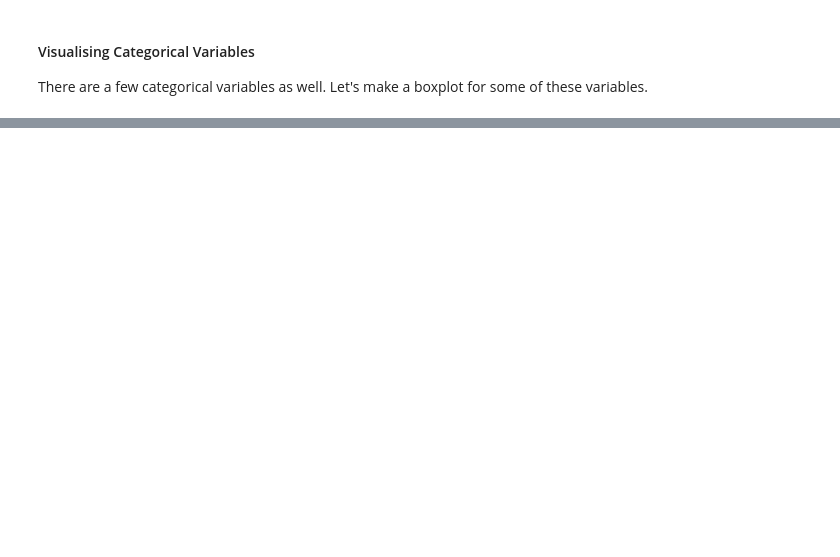
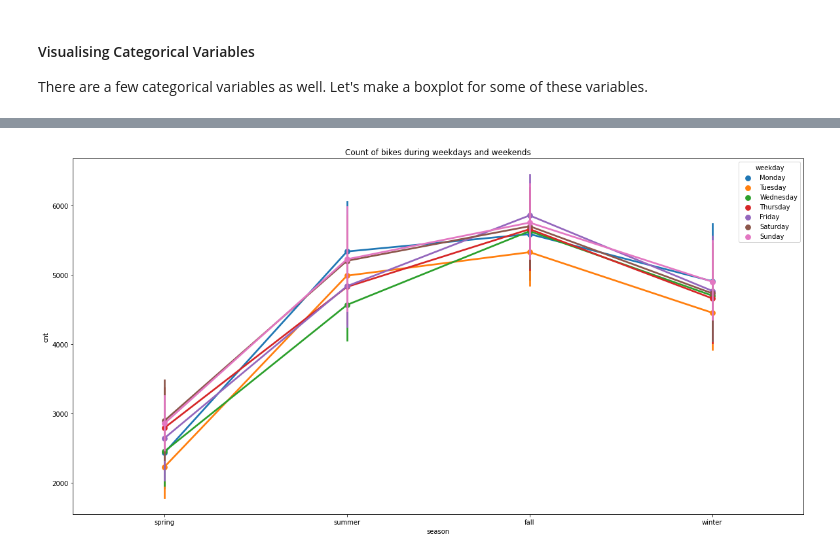
Before and after one commit to samrich76/bike-sharing-system, a Jupyter notebook: Biking_Case_Study_using_RFE.ipynb, the cells around one changed output, grey strips where cells are left out. Saved outputs shown, nothing was run; the diff lists cells and outputs as text; code cells hidden in the pictures; blank space fills up the shorter version.

```diff
--- a/Biking_Case_Study_using_RFE.ipynb
+++ b/Biking_Case_Study_using_RFE.ipynb
@@ -388,0 +248,7 @@ Text(0,0.5,'y_pred')
+# %%
+fig, ax = plt.subplots(figsize=(20,10))
+sns.pointplot(data=biking_data, x='season', y='cnt', hue='weekday', ax=ax)
+ax.set(title='Count of bikes during weekdays and weekends')
+plt.show()
+# %% [output]
+[figure, added]
```
Also changed, not shown: parts of 83 cells of this notebook.
